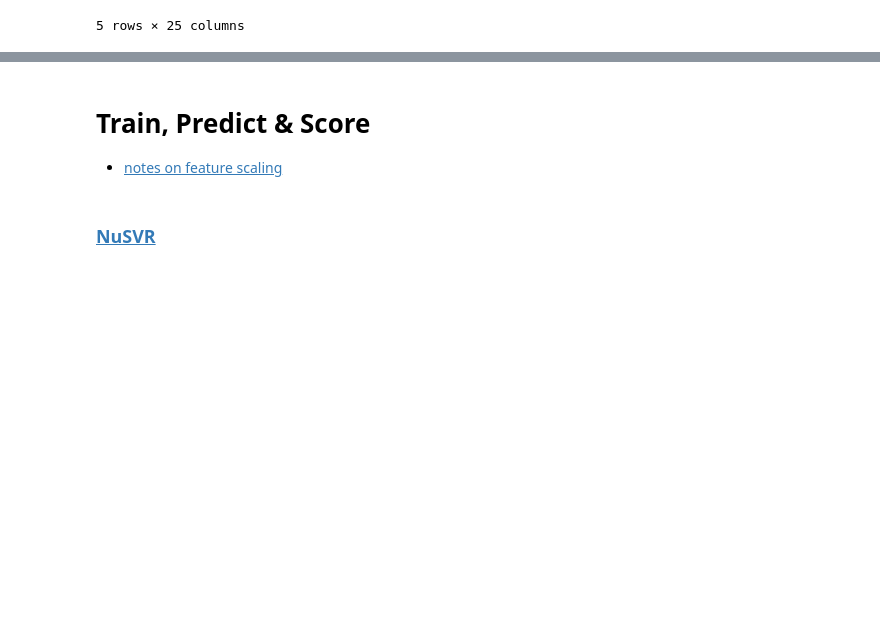
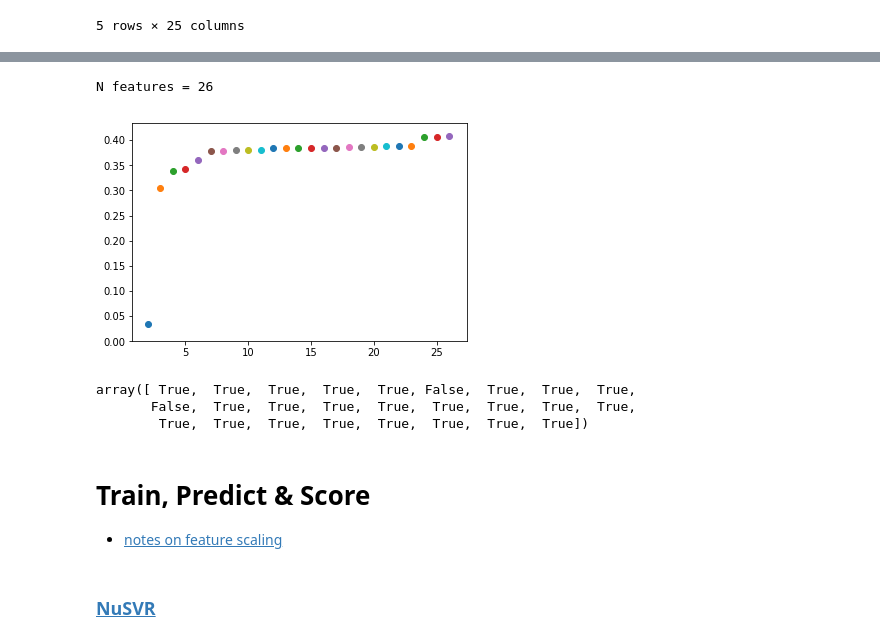
Before and after one commit to Pen-b/LANL, a Jupyter notebook: notebooks/v4_more_feat_eng.ipynb, the cells around one changed output, grey strips where cells are left out. Cells and saved outputs as stored; diff of their text form; code cells hidden in the pictures; blank space fills up the shorter version.

```diff
--- a/notebooks/v4_more_feat_eng.ipynb
+++ b/notebooks/v4_more_feat_eng.ipynb
@@ -233,0 +290,3 @@ X_train.head()
+# %%
+# first set of clusters
+X_train['Kmeans_{}'.format(K)] = KM.predict(X_train.iloc[:,1:]).astype(float)
@@ -233,0 +301,13 @@ X_train.head()
+# %%
+# manual add another
+K2 = 80
+KM2 = KMeans(n_clusters=K2,
+            init='k-means++',
+            max_iter=300,
+            n_init=25,
+            n_jobs=-1
+           )
+KM2.fit(X_train.iloc[:,1:-1])
+X_train['Kmeans_{}'.format(K2)] = KM2.predict(X_train.iloc[:,1:-1]).astype(float)
+
+X_train.head()
@@ -233,0 +336,29 @@ X_train.head()
+# %%
+nFeatures = len(X_train.iloc[:,1:].columns)
+print('N features = {}'.format(nFeatures))
+# %% [output]
+N features = 26
+# %%
+# create the RFE model and select attributes
+estimator = LinearRegression()
+
+rfeResults = dict()
+
+for x in tqdm([x for x in range(2,nFeatures+1,1)]):
+    rfe = RFE(estimator, n_features_to_select=x, step=1)
+    rfe = rfe.fit(X_train.iloc[:,1:], y_train.iloc[:,1].values.flatten())
+    rfeResults[x] = rfe
+# %%
+for k,v in rfeResults.items():
+    # print summaries for the selection of attributes
+    plt.scatter(k,v.score(X_train.iloc[:,1:], y_train.iloc[:,1].values.flatten()))
+    #print(v.support_)
+    #print(v.ranking_)
+# %% [output]
+[figure, added]
+# %%
+rfeResults[24].support_
+# %% [output]
+array([ True,  True,  True,  True,  True, False,  True,  True,  True,
+       False,  True,  True,  True,  True,  True,  True,  True,  True,
+        True,  True,  True,  True,  True,  True,  True,  True])
```
Also changed, not shown: parts of 30 cells of this notebook, 1 other file.
